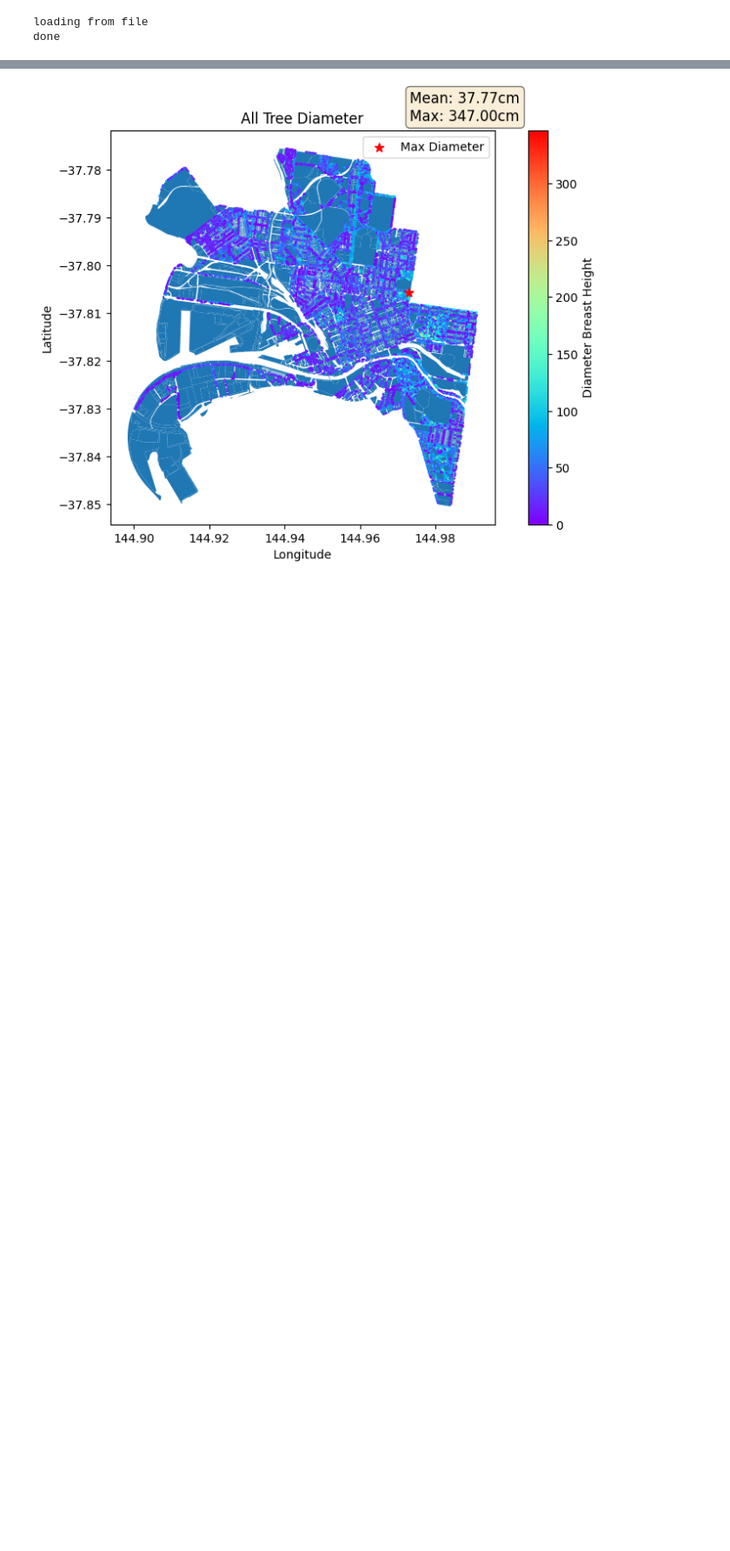
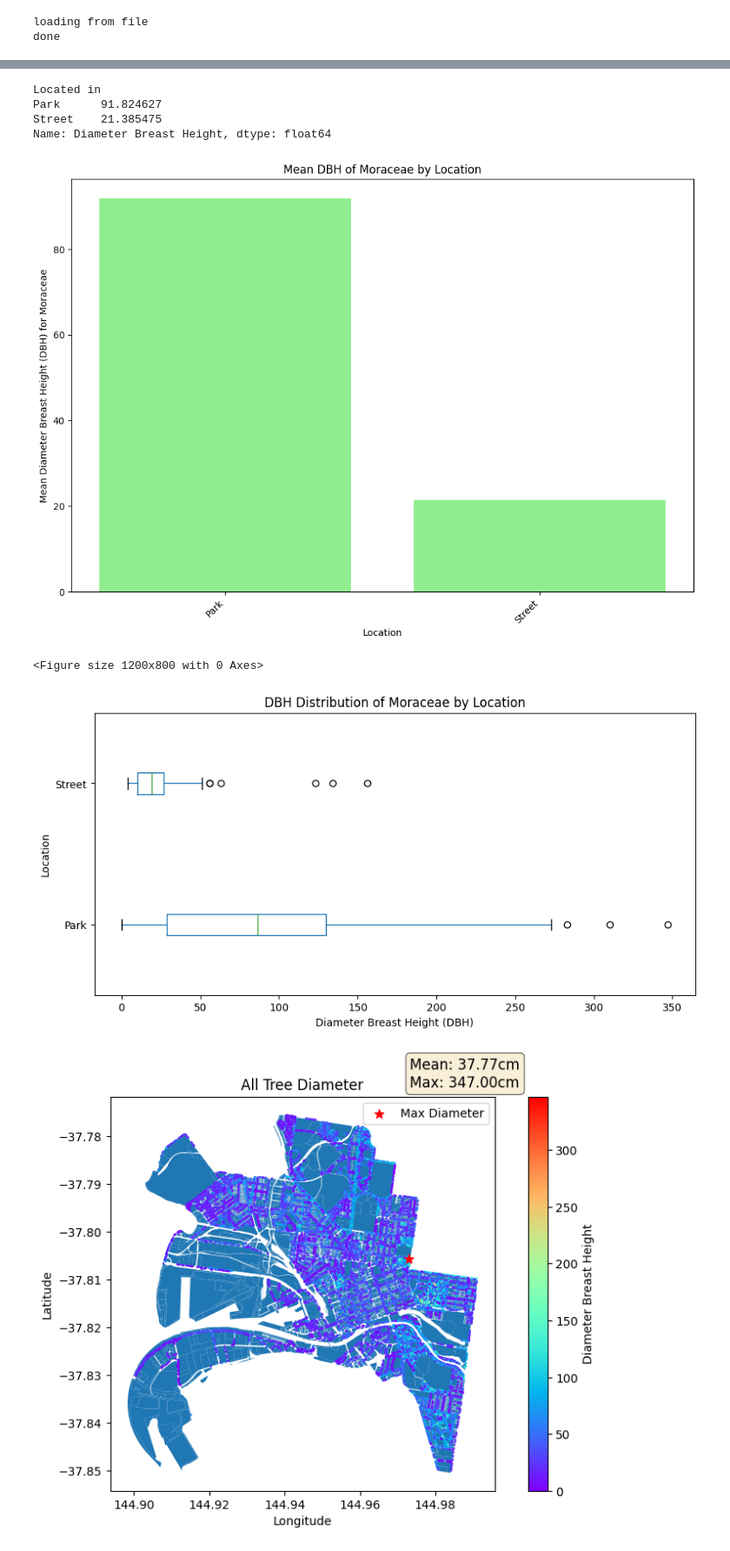
Before and after one commit to YienYan/tree_data, a Jupyter notebook: maps/my_data copy.ipynb, the cells around one changed output, grey strips where cells are left out. Shown at 87% size. Saved outputs shown, nothing was run; the diff lists cells and outputs as text; code cells hidden in the pictures; blank space fills up the shorter version.

```diff
--- a/maps/my_data copy.ipynb
+++ b/maps/my_data copy.ipynb
@@ -84,3 +122,42 @@ tdf.head()
+# %%
+# 筛选出 Moraceae 家族的数据
+moraceae_df = tdf[tdf['Family'] == 'Moraceae']
+# 按地点分组，并计算每个地点的平均胸径
+moraceae_location_mean_diameter = moraceae_df.groupby('Located in')['Diameter Breast Height'].mean()
+
+# 打印每个地点的平均胸径
+print(moraceae_location_mean_diameter)
+import matplotlib.pyplot as plt
+
+# 创建一个图形对象
+plt.figure(figsize=(12, 8))
+
+# 绘制柱状图
+plt.bar(moraceae_location_mean_diameter.index, moraceae_location_mean_diameter.values, color='lightgreen')
+plt.xlabel('Location')
+plt.ylabel('Mean Diameter Breast Height (DBH) for Moraceae')
+plt.title('Mean DBH of Moraceae by Location')
+plt.xticks(rotation=45, ha='right')  # 旋转X轴标签，防止重叠
+
+plt.show()
+# 绘制箱线图
+plt.figure(figsize=(12, 8))
+
+moraceae_df.boxplot(column='Diameter Breast Height', by='Located in', grid=False, vert=False)
+plt.xlabel('Diameter Breast Height (DBH)')
+plt.ylabel('Location')
+plt.title('DBH Distribution of Moraceae by Location')
+plt.suptitle('')  # 移除默认的副标题
+
+plt.show()
+# %% [output]
+Located in
+Park      91.824627
+Street    21.385475
+Name: Diameter Breast Height, dtype: float64
+[figure, added]
+<Figure size 1200x800 with 0 Axes>
+[figure, added]
 # %%
 fig0 = plt.figure(figsize=(10, 6), num=1)
 fig0_ax1 = fig0.add_subplot(111)
```
Also changed, not shown: parts of 3 cells of this notebook.
